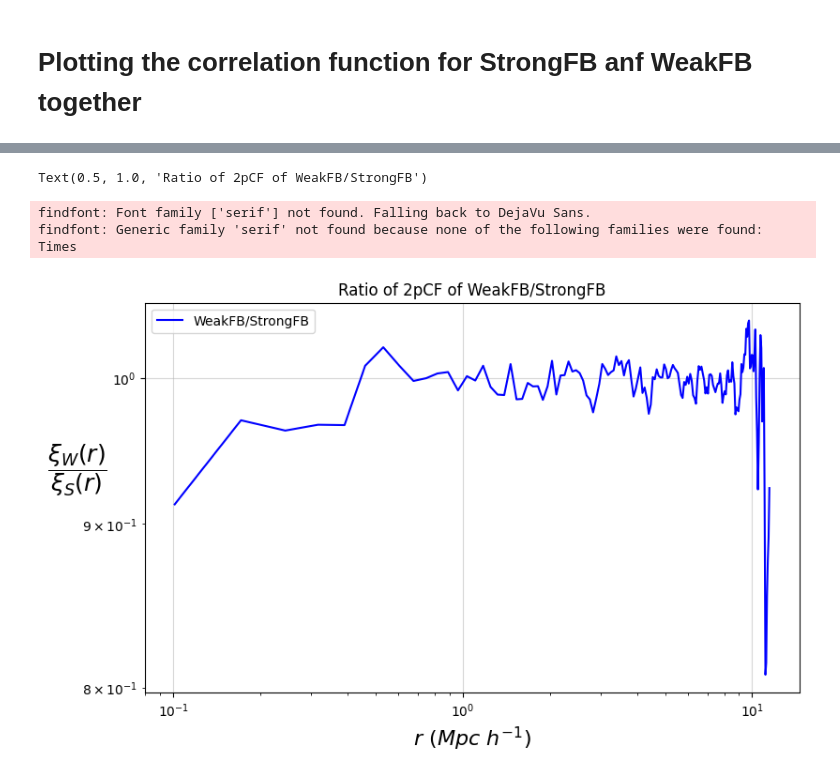
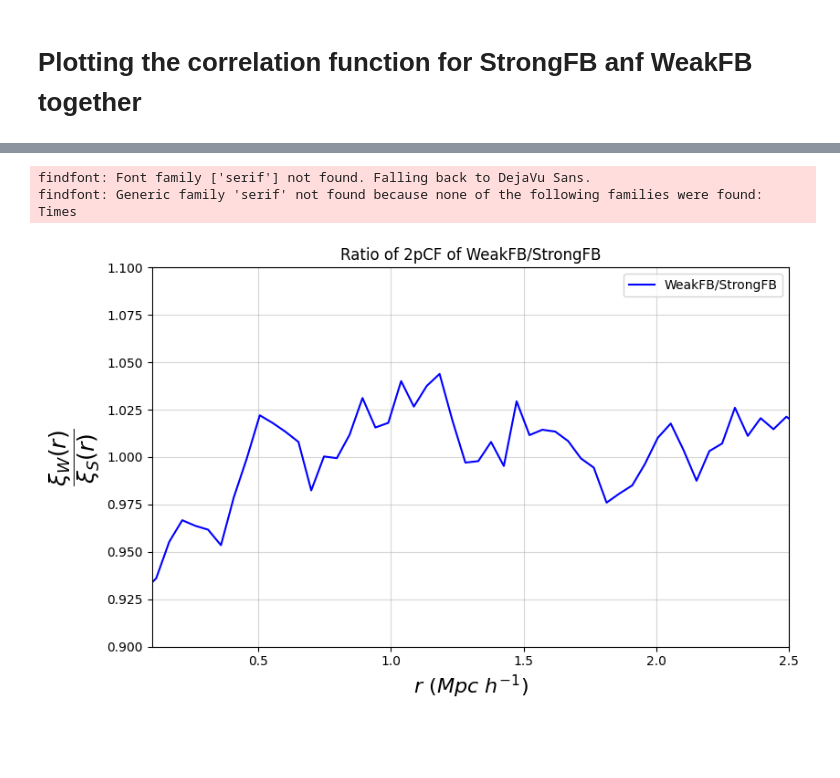
Before and after one commit to sparxastronomy/2022_SummerProject, a Jupyter notebook: Eagle/test.ipynb, the cells around one changed output, grey strips where cells are left out. Drawn from its saved outputs; the diff is of its cells as text; code cells hidden in the pictures; blank space fills up the shorter version.

```diff
--- a/Eagle/test.ipynb
+++ b/Eagle/test.ipynb
@@ -319,17 +408,30 @@ Done!!
 # %%
 #reading data from the HDF5 file
 h5f = hp5.File('FinalProducts/2pCF_Eagle.hdf5', 'r')
-grp1 = h5f['WeakFB']
-grp2 = h5f['StrongFB']
+h5f1 = hp5.File('FinalProducts/Pk_Eagle.hdf5', 'r')
+grp1 = h5f['WeakFB/DM']
+grp2 = h5f['StrongFB/DM']
+grp3 = h5f1['WeakFB/DM']
+grp4 = h5f1['StrongFB/DM']
 
-#getting the data for WeakFB
+#getting 2pCF data for WeakFB
 xi0_filtered_W = grp1['xi0'][:]
 r_filterd_W = grp1['r'][:]
 
-#getting the data for StrongFB
+#getting 2pCF data for StrongFB
 xi0_filtered_S = grp2['xi0'][:]
 r_filterd_S = grp2['r'][:]
+
+#getting P(k) data for WeakFB
+Pk0_filtered_W = grp3['Pk0'][:]
+k_filterd_W = grp3['k'][:]
+
+#getting P(k) data for StrongFB
+Pk0_filtered_S = grp4['Pk0'][:]
+k_filterd_S = grp4['k'][:]
+
 h5f.close()
+h5f1.close()
 # %%
 #plotting
 # changing font style to Serif
@@ -363,21 +483,23 @@ findfont: Generic family 'serif' not found because none of the following familie
 # %%
 # plotting the ratio of WeakFB/StrongFB
 plt.figure(figsize=(9,5.5), dpi=100)
-plt.plot(r_filterd_W,xi0_filtered_W/xi0_filtered_S[:160], color='blue', label='WeakFB/StrongFB')
+plt.plot(r_filterd_S,xi0_filtered_W[:188]/xi0_filtered_S, color='blue', label='WeakFB/StrongFB')
 #setting log scale
-plt.xscale('log')
-plt.yscale('log')
+# plt.xscale('log')
+# plt.yscale('log')
+
+plt.xlim(0.1, 2.5)
+plt.ylim(0.9,1.1)
 
 plt.legend()
 
 plt.grid(alpha=0.5)
 plt.xlabel('$r ~(Mpc~h^{-1})$',  fontsize=16)
-plt.ylabel("$\\dfrac{\\xi_{W}(r)}{\\xi_{S}(r)}$", fontsize=18, rotation=0)
+plt.ylabel("$\\dfrac{\\xi_{W}(r)}{\\xi_{S}(r)}$", fontsize=18)
 plt.title('Ratio of 2pCF of WeakFB/StrongFB')
 
-# plt.savefig('Ratio_2pCF_WeakFB_StrongFB.jpg', dpi=300, bbox_inches='tight')
+plt.savefig('FinalProducts/Ratio_2pCF_WeakFB_StrongFB.jpg', dpi=300, bbox_inches='tight')
 # %% [output]
-Text(0.5, 1.0, 'Ratio of 2pCF of WeakFB/StrongFB')
+findfont: Font family ['serif'] not found. Falling back to DejaVu Sans.
+findfont: Generic family 'serif' not found because none of the following families were found: Times
-findfont: Font family ['serif'] not found. Falling back to DejaVu Sans.
-findfont: Generic family 'serif' not found because none of the following families were found: Times
-[figure, old version]
+[figure, new version]
```
Also changed, not shown: parts of 18 cells of this notebook, 10 other files.
